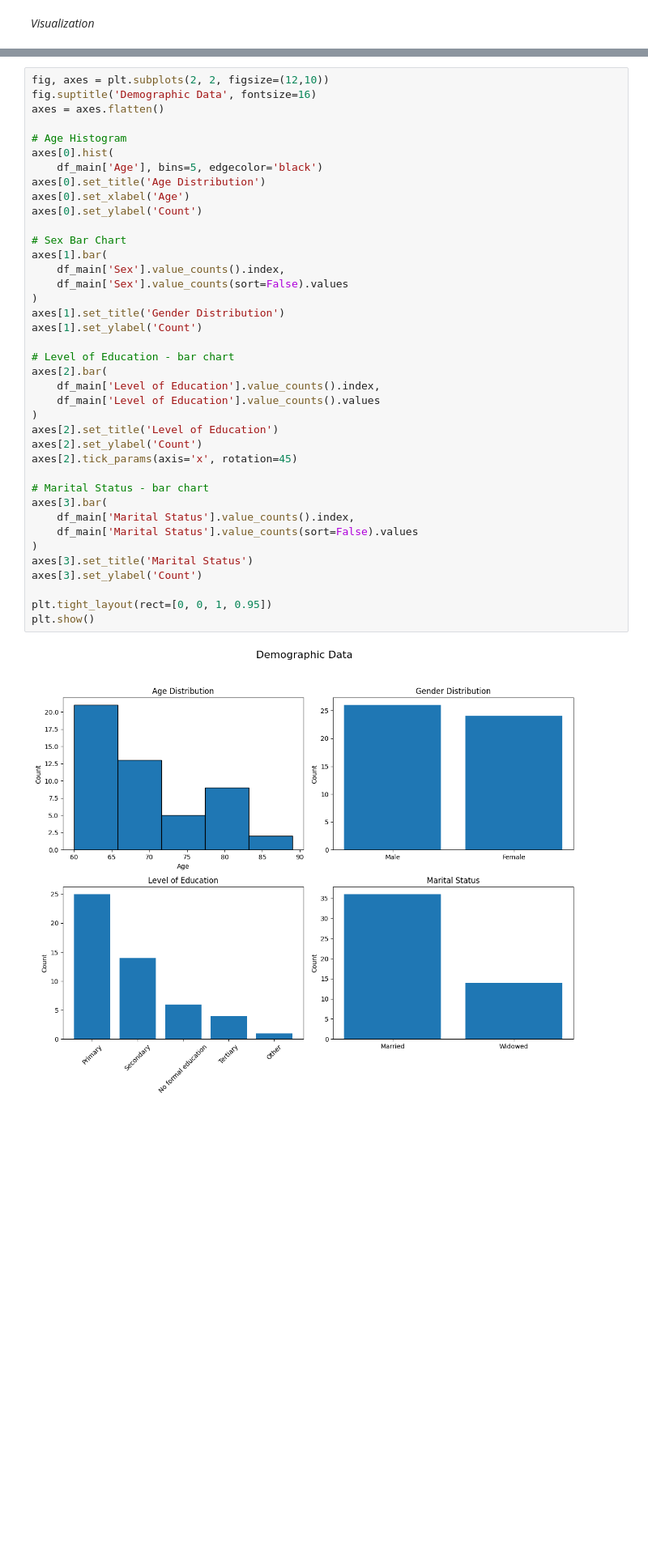
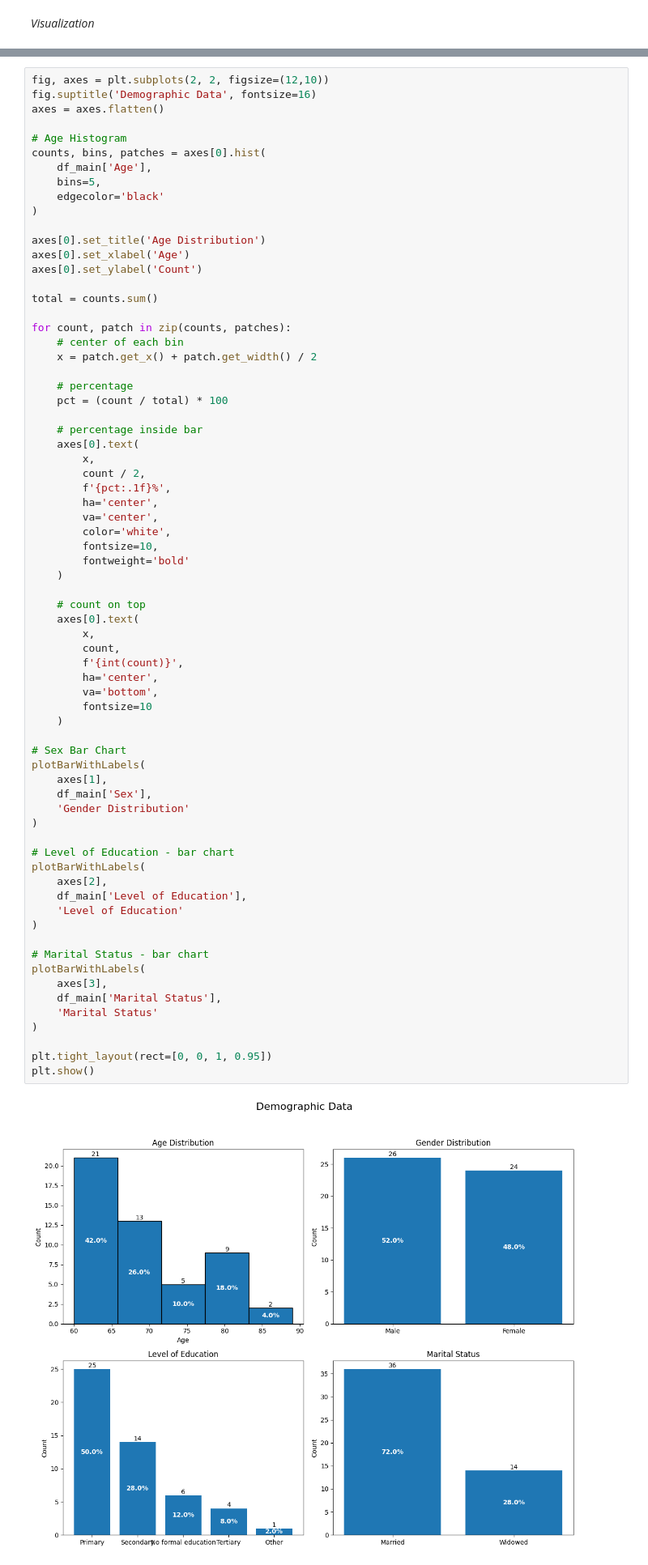
Before and after one commit to DennoCheru/Mosoriot, a Jupyter notebook: Mosoriot.ipynb, the cells around one changed output, grey strips where cells are left out. Shown at 81% size. Cells and saved outputs as stored; diff of their text form; blank space fills up the shorter version.

```diff
--- a/Mosoriot.ipynb
+++ b/Mosoriot.ipynb
@@ -298,44 +334,75 @@ Name: proportion, dtype: float64
 # %%
 fig, axes = plt.subplots(2, 2, figsize=(12,10))
 fig.suptitle('Demographic Data', fontsize=16)
 axes = axes.flatten()
 
 # Age Histogram
-axes[0].hist(
-    df_main['Age'], bins=5, edgecolor='black')
+counts, bins, patches = axes[0].hist(
+    df_main['Age'],
+    bins=5,
+    edgecolor='black'
+)
+
 axes[0].set_title('Age Distribution')
 axes[0].set_xlabel('Age')
 axes[0].set_ylabel('Count')
 
+total = counts.sum()
+
+for count, patch in zip(counts, patches):
+    # center of each bin
+    x = patch.get_x() + patch.get_width() / 2
+
+    # percentage
+    pct = (count / total) * 100
+
+    # percentage inside bar
+    axes[0].text(
+        x,
+        count / 2,
+        f'{pct:.1f}%',
+        ha='center',
+        va='center',
+        color='white',
+        fontsize=10,
+        fontweight='bold'
+    )
+
+    # count on top
+    axes[0].text(
+        x,
+        count,
+        f'{int(count)}',
+        ha='center',
+        va='bottom',
+        fontsize=10
+    )
+
 # Sex Bar Chart
-axes[1].bar(
-    df_main['Sex'].value_counts().index,
-    df_main['Sex'].value_counts(sort=False).values
+plotBarWithLabels(
+    axes[1],
+    df_main['Sex'],
+    'Gender Distribution'
 )
-axes[1].set_title('Gender Distribution')
-axes[1].set_ylabel('Count')
 
 # Level of Education - bar chart
-axes[2].bar(
-    df_main['Level of Education'].value_counts().index,
-    df_main['Level of Education'].value_counts().values
+plotBarWithLabels(
+    axes[2],
+    df_main['Level of Education'],
+    'Level of Education'
 )
-axes[2].set_title('Level of Education')
-axes[2].set_ylabel('Count')
-axes[2].tick_params(axis='x', rotation=45)
 
 # Marital Status - bar chart
-axes[3].bar(
-    df_main['Marital Status'].value_counts().index,
-    df_main['Marital Status'].value_counts(sort=False).values
+plotBarWithLabels(
+    axes[3],
+    df_main['Marital Status'],
+    'Marital Status'
 )
-axes[3].set_title('Marital Status')
-axes[3].set_ylabel('Count')
 
 plt.tight_layout(rect=[0, 0, 1, 0.95])
 plt.show()
 # %% [output]
-[figure, old version]
+[figure, new version]
 # %% [markdown]
 **Awareness of SHA**
 # %% [markdown]
```
Also changed, not shown: parts of 5 cells of this notebook.
